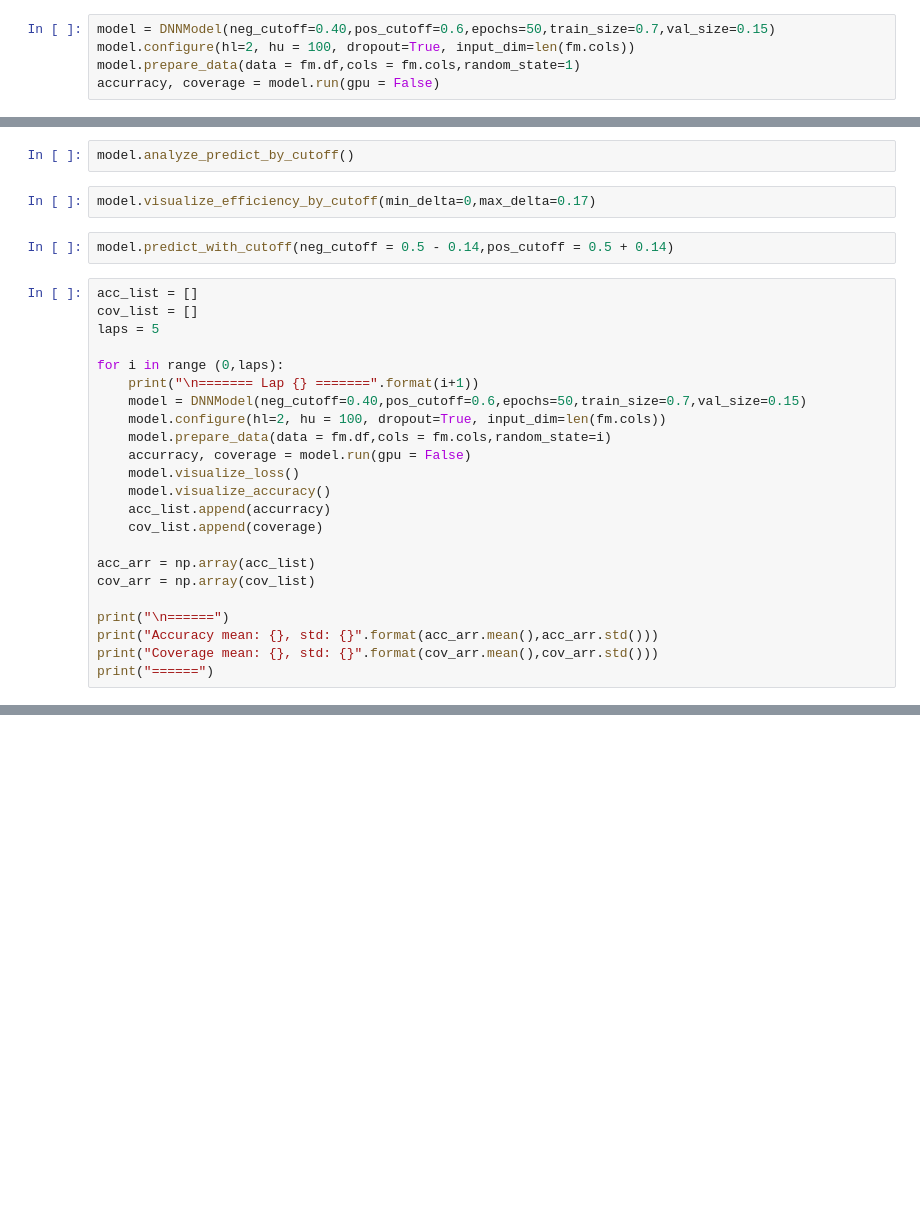
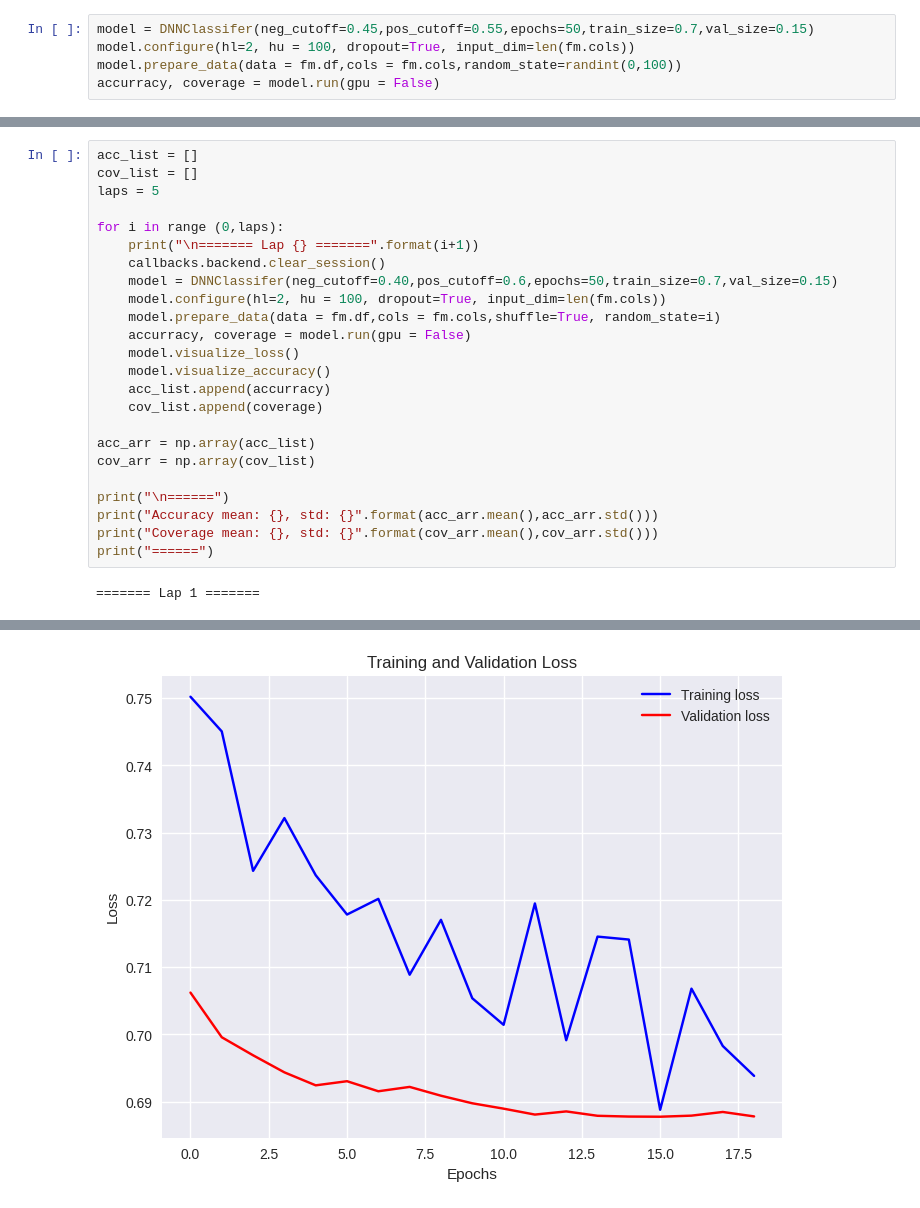
Before and after one commit to hiepsikien/TraderRobot, a Jupyter notebook: project/test_dnn.ipynb, the cells around one changed output, grey strips where cells are left out. Drawn from its saved outputs; the diff is of its cells as text; blank space fills up the shorter version.

```diff
--- a/project/test_dnn.ipynb
+++ b/project/test_dnn.ipynb
@@ -23,5 +22,5 @@ fm.show_raw_visualization()
 # %%
-model = DNNModel(neg_cutoff=0.40,pos_cutoff=0.6,epochs=50,train_size=0.7,val_size=0.15)
+model = DNNClassifer(neg_cutoff=0.45,pos_cutoff=0.55,epochs=50,train_size=0.7,val_size=0.15)
 model.configure(hl=2, hu = 100, dropout=True, input_dim=len(fm.cols))
-model.prepare_data(data = fm.df,cols = fm.cols,random_state=1)
+model.prepare_data(data = fm.df,cols = fm.cols,random_state=randint(0,100))
 accurracy, coverage = model.run(gpu = False)
@@ -52,9 +27,3 @@ Accuracy Score: 0.577, Coverage Score: 0.191
-# %%
-model.analyze_predict_by_cutoff()
-# %%
-model.visualize_efficiency_by_cutoff(min_delta=0,max_delta=0.17)
-# %%
-model.predict_with_cutoff(neg_cutoff = 0.5 - 0.14,pos_cutoff = 0.5 + 0.14)
 # %%
 acc_list = []
 cov_list = []
@@ -62,9 +31,10 @@ laps = 5
 
 for i in range (0,laps):
     print("\n======= Lap {} =======".format(i+1))
-    model = DNNModel(neg_cutoff=0.40,pos_cutoff=0.6,epochs=50,train_size=0.7,val_size=0.15)
+    callbacks.backend.clear_session()
+    model = DNNClassifer(neg_cutoff=0.40,pos_cutoff=0.6,epochs=50,train_size=0.7,val_size=0.15)
     model.configure(hl=2, hu = 100, dropout=True, input_dim=len(fm.cols))
-    model.prepare_data(data = fm.df,cols = fm.cols,random_state=i)
+    model.prepare_data(data = fm.df,cols = fm.cols,shuffle=True, random_state=i)
     accurracy, coverage = model.run(gpu = False)
     model.visualize_loss()
     model.visualize_accuracy()
@@ -78,3 +48,5 @@ print("\n======")
 print("Accuracy mean: {}, std: {}".format(acc_arr.mean(),acc_arr.std()))
 print("Coverage mean: {}, std: {}".format(cov_arr.mean(),cov_arr.std()))
 print("======")
+# %% [output]
+======= Lap 1 =======
@@ -80,0 +71 @@ print("======")
+[figure, added]
```
Also changed, not shown: parts of 5 cells of this notebook, 11 other files.
